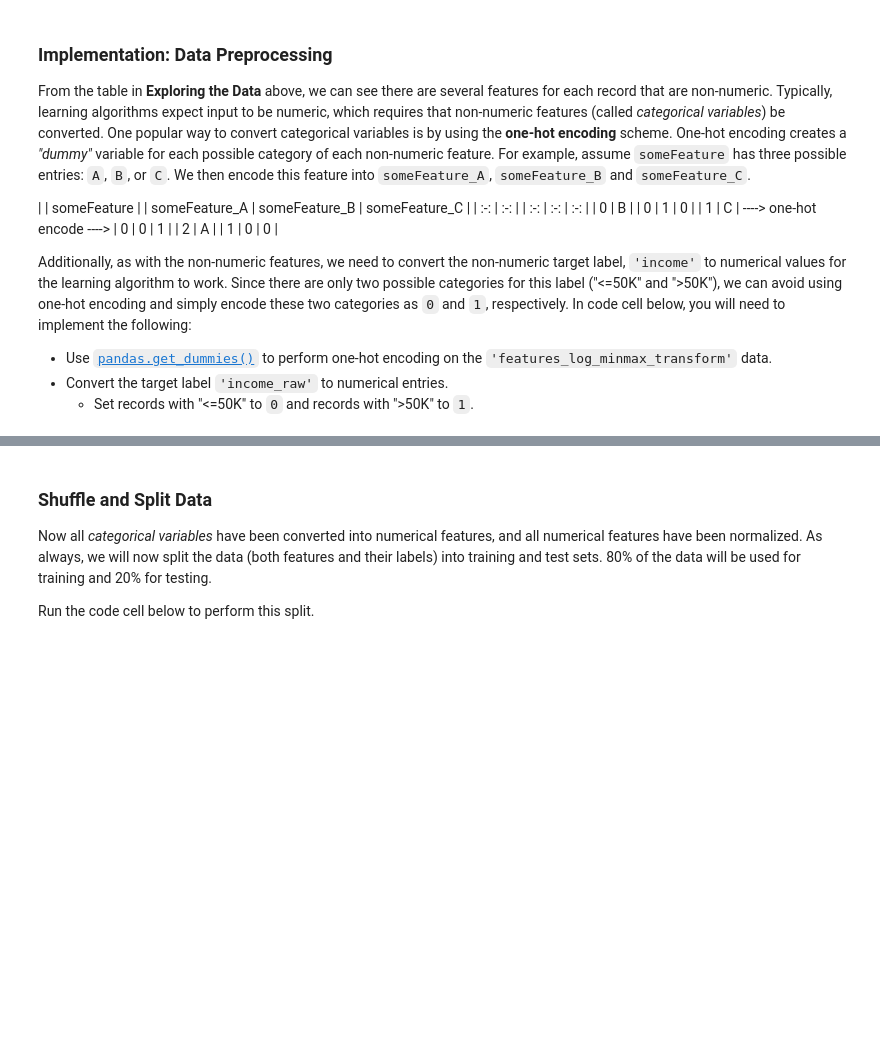
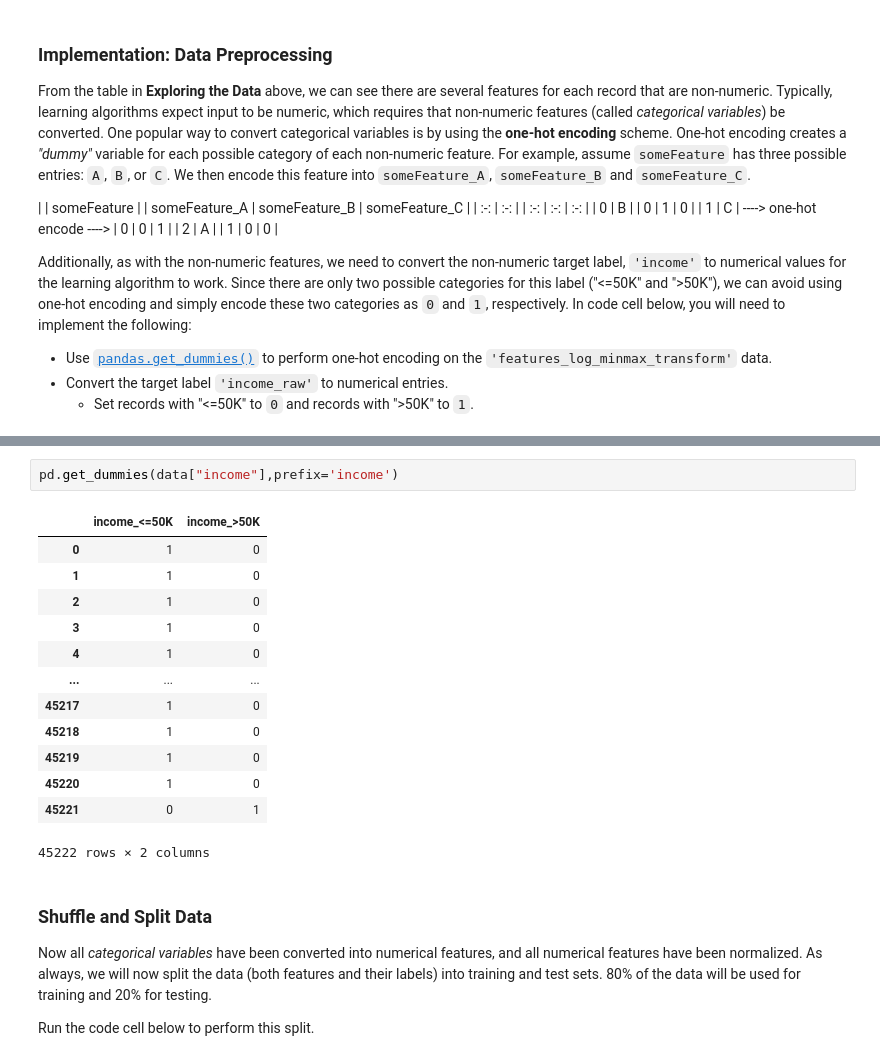
Before and after one commit to Siddharth1698/Machine-Learning-with-Tensorflow, a Jupyter notebook: projects/p1_charityml/finding_donors.ipynb, the cells around one changed output, grey strips where cells are left out. Saved outputs shown, nothing was run; the diff lists cells and outputs as text; blank space fills up the shorter version.

Commit message:
data preprocessing

```diff
--- a/projects/p1_charityml/finding_donors.ipynb
+++ b/projects/p1_charityml/finding_donors.ipynb
@@ -166,3 +186,19 @@ print("{} total features after one-hot encoding.".format(len(encoded)))
+# %%
+pd.get_dummies(data["income"],prefix='income')
+# %% [output]
+|  | income_<=50K | income_>50K |
+| 0 | 1 | 0 |
+| 1 | 1 | 0 |
+| 2 | 1 | 0 |
+| 3 | 1 | 0 |
+| 4 | 1 | 0 |
+| ... | ... | ... |
+| 45217 | 1 | 0 |
+| 45218 | 1 | 0 |
+| 45219 | 1 | 0 |
+| 45220 | 1 | 0 |
+| 45221 | 0 | 1 |
+45222 rows × 2 columns
 # %% [markdown]
 ### Shuffle and Split Data
 Now all _categorical variables_ have been converted into numerical features, and all numerical features have been normalized. As always, we will now split the data (both features and their labels) into training and test sets. 80% of the data will be used for training and 20% for testing.
```
Also changed, not shown: parts of 3 cells of this notebook.
